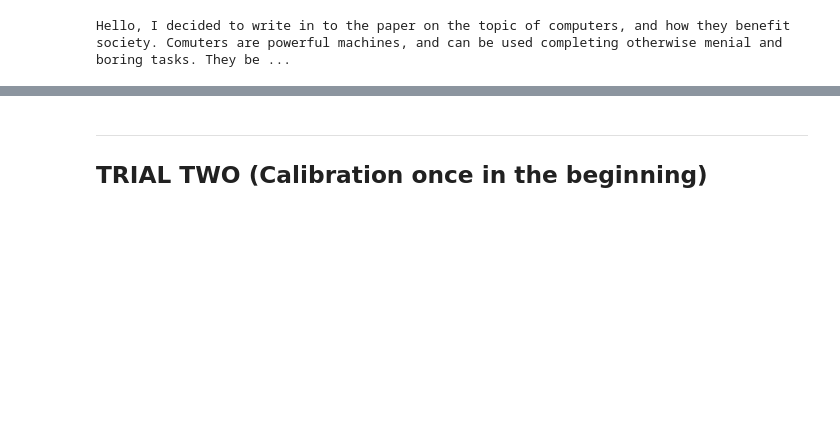
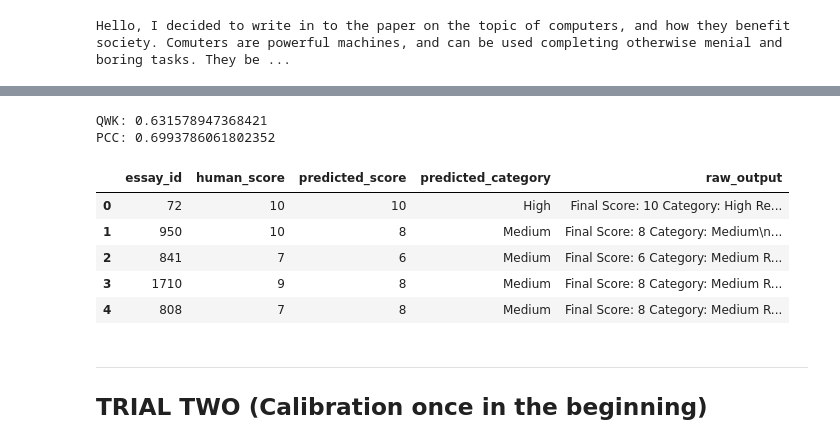
Before and after one commit to MalakSalehh/Thesis-datasets, a Jupyter notebook: ASAP.ipynb, the cells around one changed output, grey strips where cells are left out. Cells and saved outputs as stored; diff of their text form; code cells hidden in the pictures; blank space fills up the shorter version.

```diff
--- a/ASAP.ipynb
+++ b/ASAP.ipynb
@@ -429,3 +599,32 @@ print(demo.loc[4, 'full_prompt'])
+# %%
+clean_df = results_df.dropna(subset=['predicted_score']).copy()
+
+qwk = cohen_kappa_score(
+    clean_df['human_score'],
+    clean_df['predicted_score'],
+    weights='quadratic'
+)
+
+pcc, _ = pearsonr(
+    clean_df['human_score'],
+    clean_df['predicted_score']
+)
+
+print("QWK:", qwk)
+print("PCC:", pcc)
+# %% [output]
+QWK: 0.631578947368421
+PCC: 0.6993786061802352
+# %%
+comparison_table = results_df[['essay_id', 'human_score', 'predicted_score', 'predicted_category', 'raw_output']]
+comparison_table
+# %% [output]
+|  | essay_id | human_score | predicted_score | predicted_category | raw_output |
+| 0 | 72 | 10 | 10 | High | Final Score: 10 Category: High Re... |
+| 1 | 950 | 10 | 8 | Medium | Final Score: 8 Category: Medium\n... |
+| 2 | 841 | 7 | 6 | Medium | Final Score: 6 Category: Medium R... |
+| 3 | 1710 | 9 | 8 | Medium | Final Score: 8 Category: Medium R... |
+| 4 | 808 | 7 | 8 | Medium | Final Score: 8 Category: Medium R... |
 # %% [markdown]
 
 ---
```
Also changed, not shown: parts of 12 cells of this notebook.
